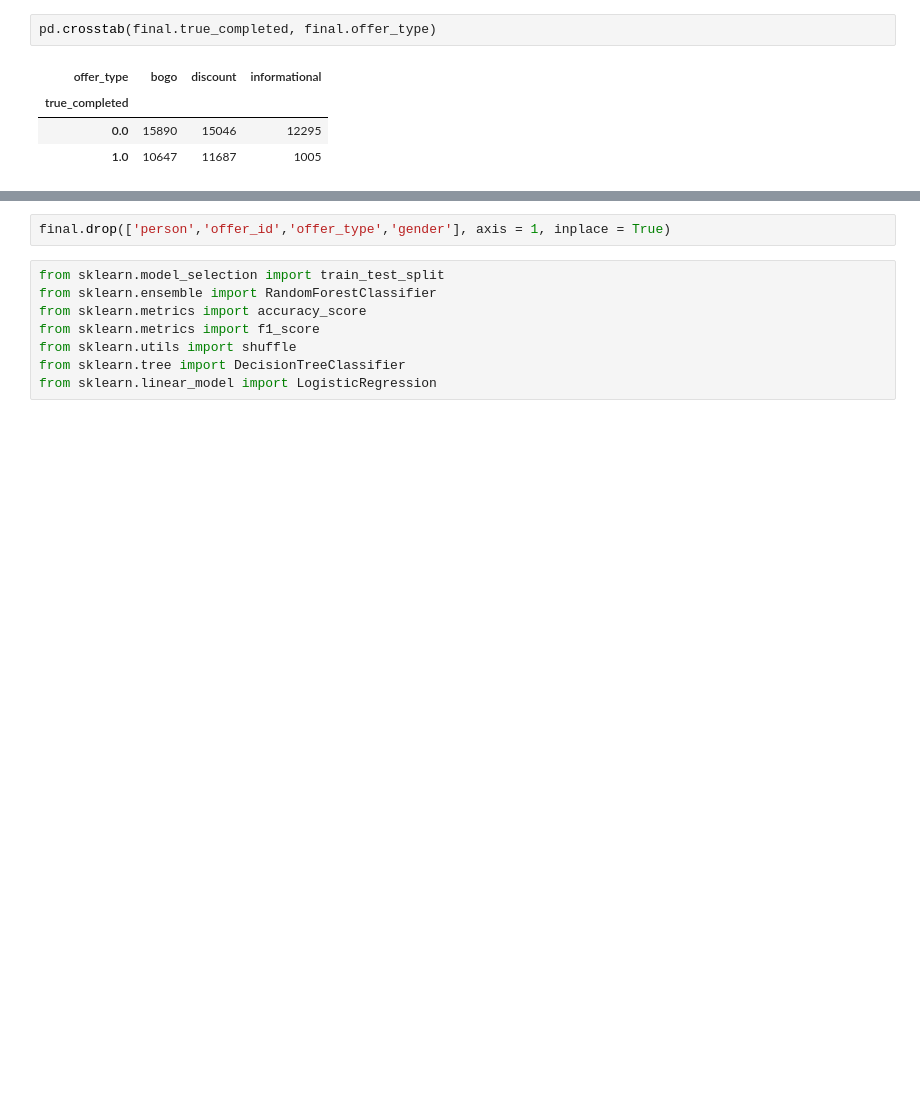
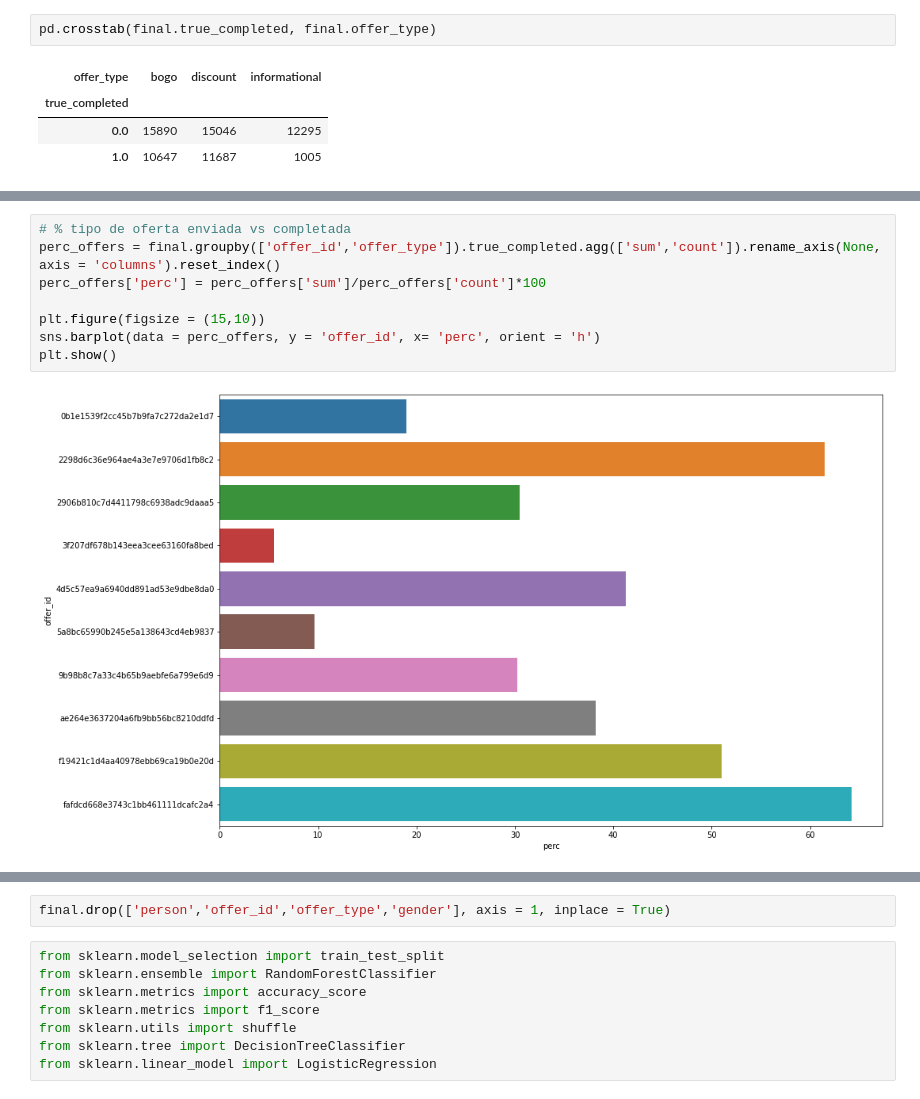
Before and after one commit to Haroldg94/Udacity-Machine-Learning-Engineer-Nanodegree, a Jupyter notebook: Capstone_project.ipynb, the cells around one changed output, grey strips where cells are left out. Saved outputs shown, nothing was run; the diff lists cells and outputs as text; blank space fills up the shorter version.

```diff
--- a/Capstone_project.ipynb
+++ b/Capstone_project.ipynb
@@ -991,0 +997,10 @@ income vs true_completed
+# %%
+# % tipo de oferta enviada vs completada
+perc_offers = final.groupby(['offer_id','offer_type']).true_completed.agg(['sum','count']).rename_axis(None, axis = 'columns').reset_index()
+perc_offers['perc'] = perc_offers['sum']/perc_offers['count']*100
+
+plt.figure(figsize = (15,10))
+sns.barplot(data = perc_offers, y = 'offer_id', x= 'perc', orient = 'h')
+plt.show()
+# %% [output]
+[figure, added]
```
Also changed, not shown: parts of 14 cells of this notebook.
